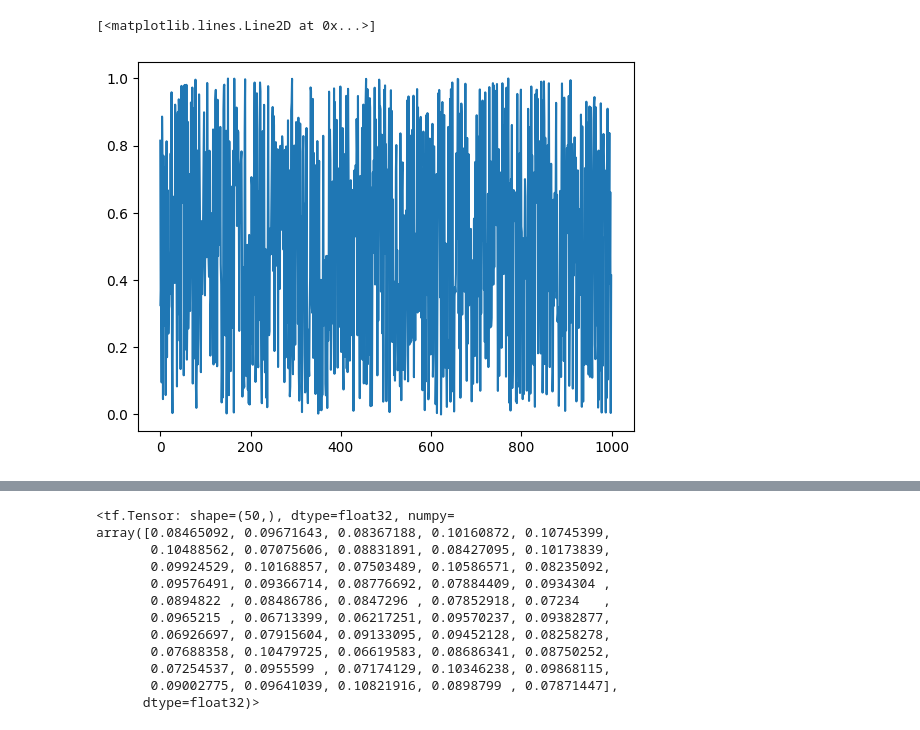
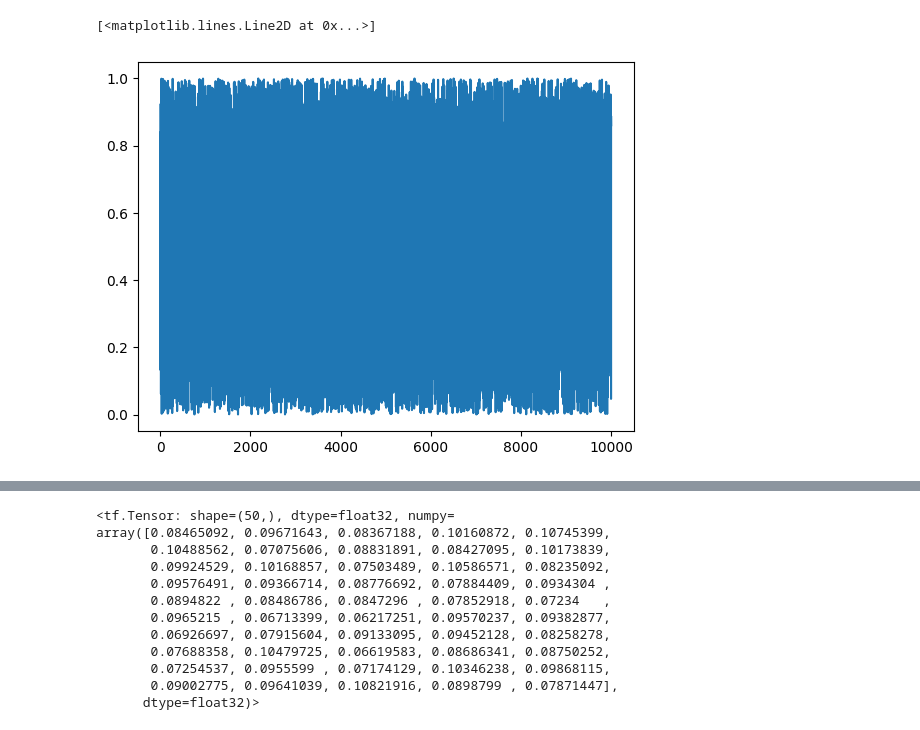
Before and after one commit to johnnymdoubleu/ssl-sgs, a Jupyter notebook: ssl-sgs.ipynb, the cells around one changed output, grey strips where cells are left out. Drawn from its saved outputs; the diff is of its cells as text; code cells hidden in the pictures.

```diff
--- a/ssl-sgs.ipynb
+++ b/ssl-sgs.ipynb
@@ -8,23 +8,23 @@ import tensorflow as tf
 import tensorflow_probability as tfp
 from numba import jit
 # %%
-n = 20
+n = 200
 p = 50
 s = np.random.default_rng().uniform(0,1, n*p)
 X = np.reshape(s,(-1, p))
 X.shape
 df = pd.DataFrame(X)
 #  we let r=25
 r=5
 y = np.zeros(n) #initialising y array
 for i in range(n):
     yTemp = df.iloc[i,0:r].sum() + np.random.normal(0, 1) #generating y values from a simple linear model with gaussian noise
     y[i] = yTemp
 
 plt.plot(s)
 # %% [output]
 [<matplotlib.lines.Line2D at 0x...>]
-[figure, old version]
+[figure, new version]
 # %%
 sigma1 = 1
 sigma2 = 0.1
```
Also changed, not shown: parts of 3 cells of this notebook, 1 other file.
